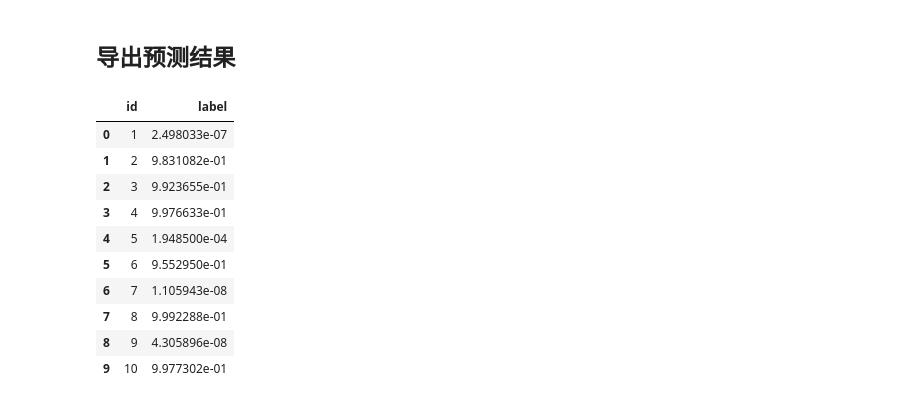
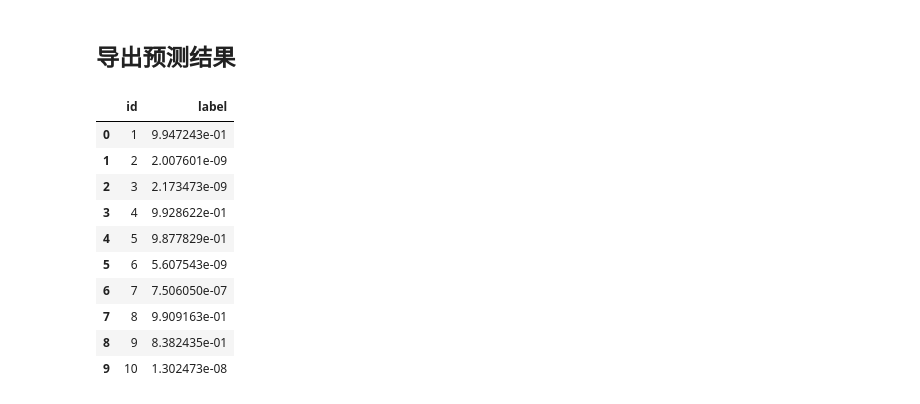
Before and after one commit to sunrise2075/cat_vs_dog_cnn, a Jupyter notebook: cat_vs_dog_model_training.ipynb, the cells around one changed output. Drawn from its saved outputs; the diff is of its cells as text; code cells hidden in the pictures.

Commit message:
pred-3.csv created

```diff
--- a/cat_vs_dog_model_training.ipynb
+++ b/cat_vs_dog_model_training.ipynb
@@ -136,11 +136,8 @@ predictions = Dense(units = 1, activation='sigmoid',  name='predictions')(x)
 
 model = Model(inputs=base_model.input, outputs=predictions)
 
-# sgd = SGD(lr=1e-3, decay=1e-6, momentum=0.7, nesterov=True)
-adam = Adam(lr=0.0005, amsgrad=True)
-
 # Compiling the CNN
-model.compile(optimizer = adam, loss = 'binary_crossentropy', metrics = ['accuracy'])
+model.compile(optimizer = 'adam', loss = 'binary_crossentropy', metrics = ['accuracy'])
 # %% [output]
 Using TensorFlow backend.
 Downloading data from https://github.com/fchollet/deep-learning-models/releases/download/v0.7/inception_resnet_v2_weights_tf_dim_ordering_tf_kernels_notop.h5
@@ -220,6 +217,6 @@ valid_size = 3000
 validation_steps = valid_size/batch_size
 
 # 使用模型拟合图片数据
-model.fit_generator(training_set, epochs = 8, steps_per_epoch = steps_per_epoch,
+model.fit_generator(training_set, epochs = 5, steps_per_epoch = steps_per_epoch,
                     validation_data=validation_set, validation_steps = validation_steps)
 # %% [output]
@@ -263,8 +254,9 @@ print("测试目录准备完成！")
 print("测试集图片:")
 test_datagen = ImageDataGenerator(rescale=1./255)
 test_generator = test_datagen.flow_from_directory(test_folder,
-                                                    target_size=target_size,
-                                                    batch_size=batch_size)
+                                                  target_size=target_size,
+                                                  batch_size=batch_size,
+                                                  shuffle = False)
 
 pred_result = model.predict_generator(test_generator, verbose=1)
 print("预测执行完毕！")
@@ -288,26 +270,26 @@ print(pred_result)
 # %%
 import pandas as pd
 from keras.preprocessing.image import *
 
 counter = range(1,  12501)
 solution = pd.DataFrame({"id": counter, "label":list(pred_result)})
 cols = ['label']
 
 for col in cols:
     solution[col] = solution[col].map(lambda x: str(x).lstrip('[').rstrip(']')).astype(float)
 
-solution.to_csv("pred-2.csv", index = False)
+solution.to_csv("pred-3.csv", index = False)
 
 solution.head(10)
 # %% [output]
 |  | id | label |
-| 0 | 1 | 2.498033e-07 |
-| 1 | 2 | 9.831082e-01 |
-| 2 | 3 | 9.923655e-01 |
-| 3 | 4 | 9.976633e-01 |
-| 4 | 5 | 1.948500e-04 |
-| 5 | 6 | 9.552950e-01 |
-| 6 | 7 | 1.105943e-08 |
-| 7 | 8 | 9.992288e-01 |
-| 8 | 9 | 4.305896e-08 |
-| 9 | 10 | 9.977302e-01 |
+| 0 | 1 | 9.947243e-01 |
+| 1 | 2 | 2.007601e-09 |
+| 2 | 3 | 2.173473e-09 |
+| 3 | 4 | 9.928622e-01 |
+| 4 | 5 | 9.877829e-01 |
+| 5 | 6 | 5.607543e-09 |
+| 6 | 7 | 7.506050e-07 |
+| 7 | 8 | 9.909163e-01 |
+| 8 | 9 | 8.382435e-01 |
+| 9 | 10 | 1.302473e-08 |
```
Also changed, not shown: parts of 3 cells of this notebook, 3 other files.
